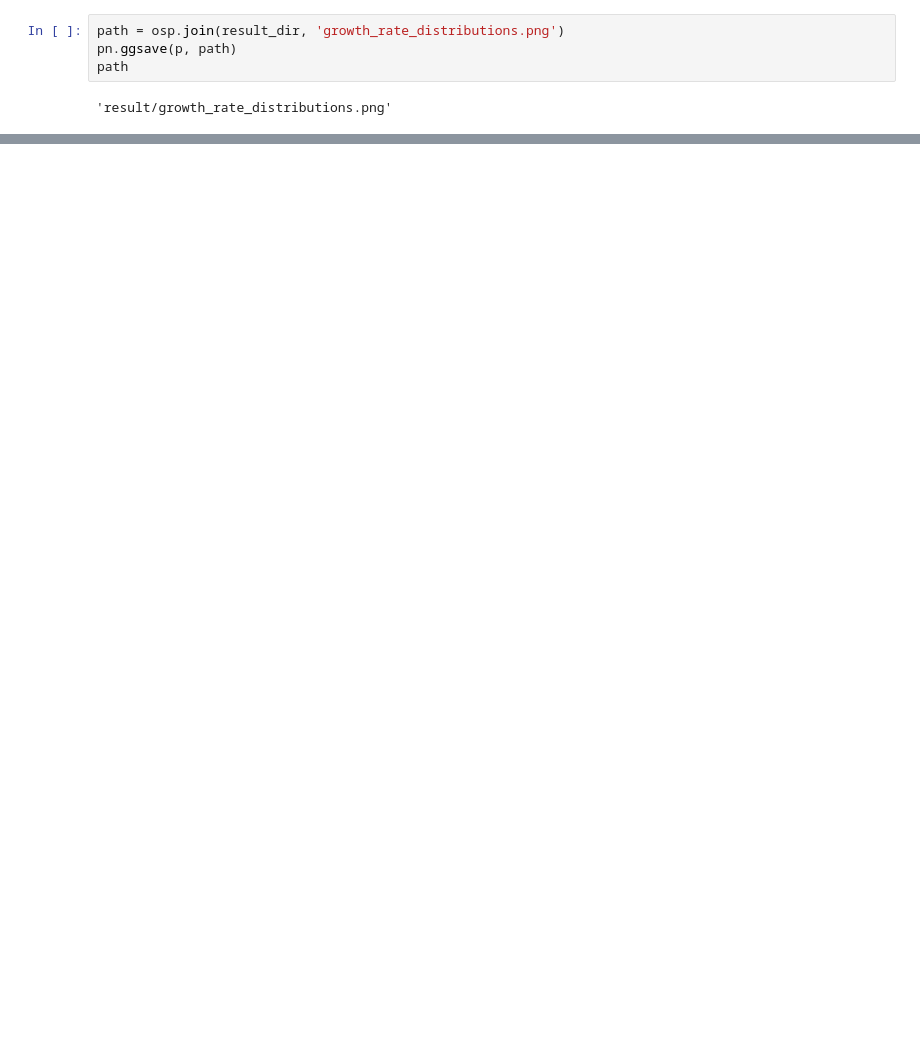
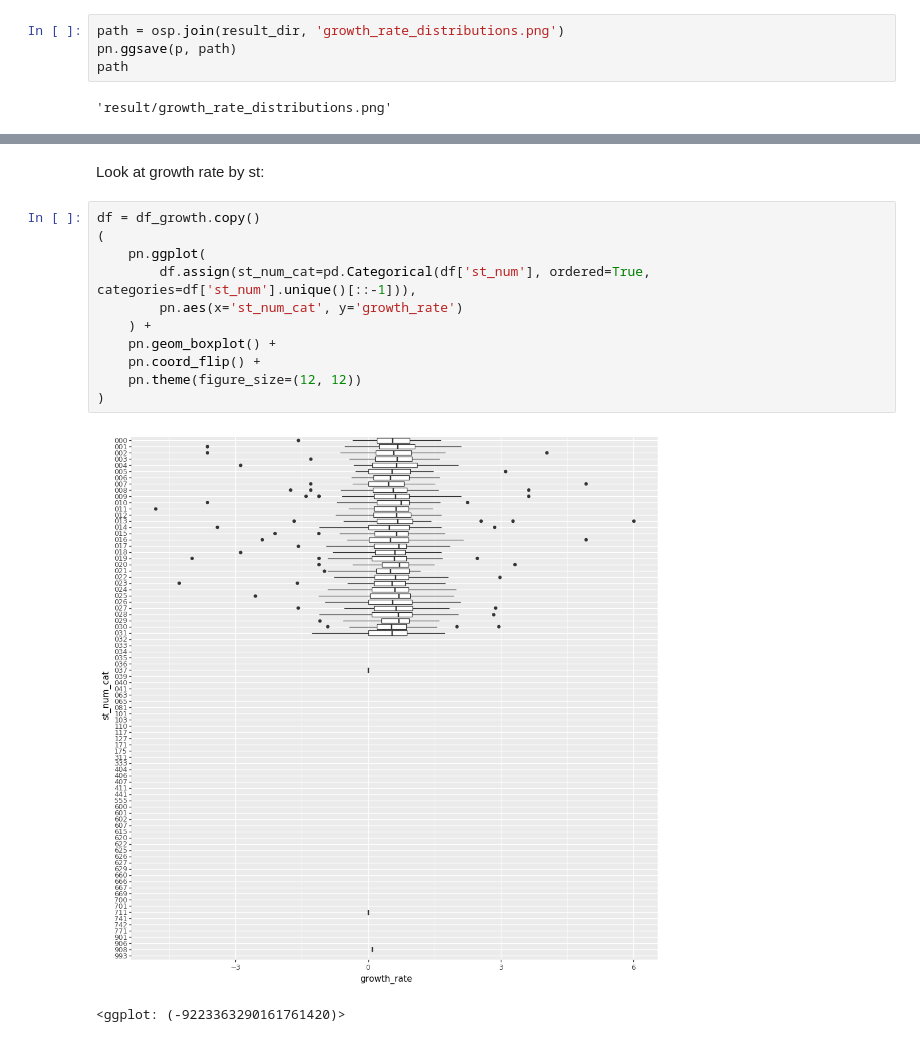
Before and after one commit to hammerlab/SmartCount, a Jupyter notebook: python/notebook/application/cell_quantification/cell_quantification_analysis.ipynb, the cells around one changed output, grey strips where cells are left out. Saved outputs shown, nothing was run; the diff lists cells and outputs as text; blank space fills up the shorter version.

```diff
--- a/python/notebook/application/cell_quantification/cell_quantification_analysis.ipynb
+++ b/python/notebook/application/cell_quantification/cell_quantification_analysis.ipynb
@@ -153,0 +155,16 @@ path
+# %% [markdown]
+Look at growth rate by st:
+# %%
+df = df_growth.copy()
+(
+    pn.ggplot(
+        df.assign(st_num_cat=pd.Categorical(df['st_num'], ordered=True, categories=df['st_num'].unique()[::-1])),
+        pn.aes(x='st_num_cat', y='growth_rate')
+    ) +
+    pn.geom_boxplot() +
+    pn.coord_flip() +
+    pn.theme(figure_size=(12, 12))
+)
+# %% [output]
+[figure, added]
+<ggplot: (-9223363290161761420)>
```
Also changed, not shown: parts of 4 cells of this notebook, 24 other files.
